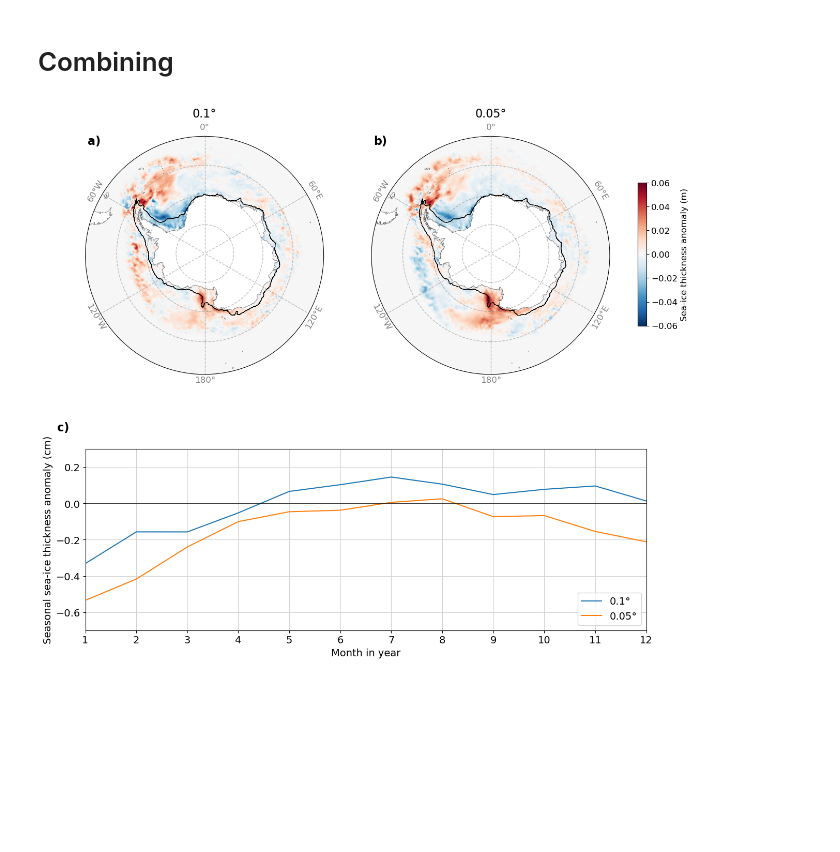
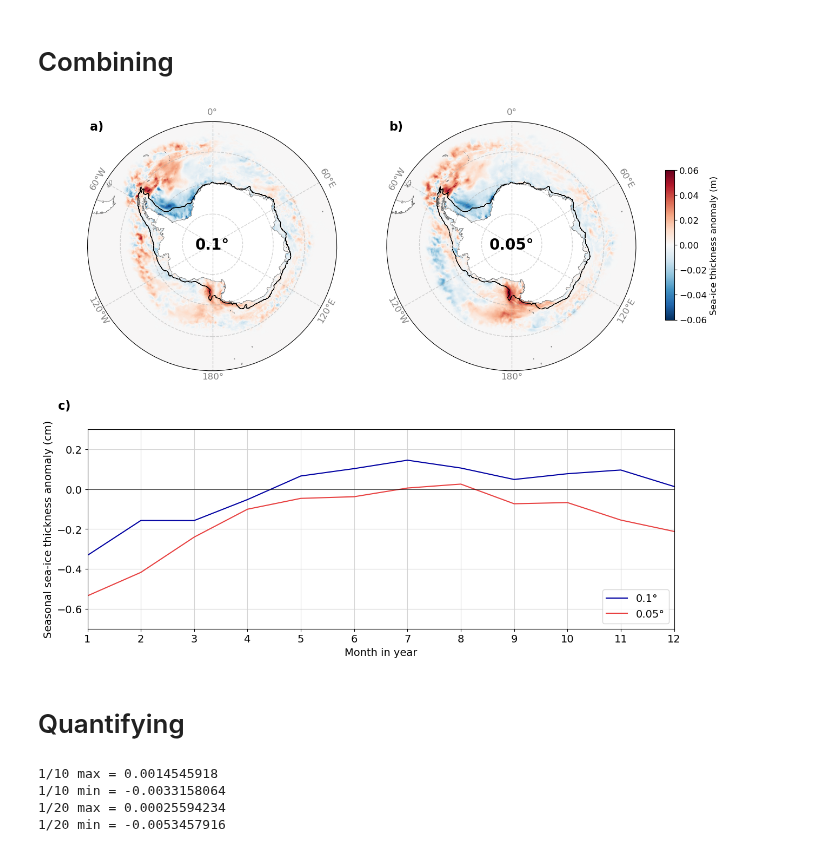
Before and after one commit to adele-morrison/panan-meltwater, a Jupyter notebook: notebooks/sea_ice_analysis/SeaIce_Thickness_PanAns.ipynb, the cells around one changed output. Cells and saved outputs as stored; diff of their text form; code cells hidden in the pictures; blank space fills up the shorter version.

```diff
--- a/notebooks/sea_ice_analysis/SeaIce_Thickness_PanAns.ipynb
+++ b/notebooks/sea_ice_analysis/SeaIce_Thickness_PanAns.ipynb
@@ -156,5 +37,10 @@ plt.show()
 # %% [markdown]
 # Combining
+# %%
+colors = {'pan01_res': '#0000a2',
+          'pan005_res': '#E84141',
+          'pan01_pre' : '#18669C',
+          'access_pre': 'tab:orange'}
 # %%
 plt.rcParams['font.size'] = 14
 
@@ -163,7 +49,7 @@ projection = ccrs.SouthPolarStereo()
 
 # ---- FIGURE LAYOUT ----
 fig = plt.figure(figsize=(14, 14))  # taller to fit timeseries
-gs = fig.add_gridspec(2, 2, height_ratios=[1.2, 0.6], hspace=0.05)
+gs = fig.add_gridspec(2, 2, height_ratios=[1.2, 0.6], hspace=-0.05)
 
 # Top row: 2 map subplots
 ax_map1 = fig.add_subplot(gs[0,0], projection=projection)
@@ -213,10 +99,10 @@ for i, (ax, data, land_m, land_contour, shelf_m, title) in enumerate(
     # Gridlines
     gl = ax.gridlines(crs=ccrs.PlateCarree(), draw_labels=False,
                       linewidth=1, xlocs=range(-180, 171, 60), ylocs=[],
-                      color='gray', alpha=0.5, linestyle='--', zorder=10)
+                      color='darkgray', alpha=0.5, linestyle='--', zorder=10)
     gl2 = ax.gridlines(crs=ccrs.PlateCarree(), draw_labels=False,
                        linewidth=1, xlocs=[], ylocs=(-80,-70,-60),
-                       color='gray', alpha=0.5, linestyle='--', zorder=10)
+                       color='darkgray', alpha=0.5, linestyle='--', zorder=10)
 
     # Manual lon labels
     for j, position in enumerate([0, 180, 60, -120, 120, -60]):
@@ -235,7 +121,15 @@ for i, (ax, data, land_m, land_contour, shelf_m, title) in enumerate(
         ax=ax,
     )
 
-    ax.set_title(title, fontsize=16, pad=25)
+    ax.set_title("")
+    ax.text(
+        0.5, 0.5, title,
+        transform=ax.transAxes,
+        ha='center', va='center',
+        fontsize=20, fontweight='bold',
+        color='black', zorder=20
+    )
+
 
     # Labels (a), (b)
     ax.text(0.01,1, f'{chr(97+i)})', transform=ax.transAxes,
@@ -248,33 +142,46 @@ cbar = fig.colorbar(
 )
 cbar.set_label("Sea-ice thickness anomaly (m)", fontsize=12)
 cbar.ax.tick_params(labelsize=12)
 
 # ---- TIME SERIES PANEL (c) ----
 plt.rcParams['font.size'] = 14
 
-ax_ts.plot(data_1_time_new.index, data_1_time_new.values * 100, label='0.1°')
-ax_ts.plot(data_2_time_new.index, data_2_time_new.values * 100, label='0.05°')
+ax_ts.plot(data_1_time_new.index, data_1_time_new.values * 100, label='0.1°',color = colors['pan01_res'])
+ax_ts.plot(data_2_time_new.index, data_2_time_new.values * 100, label='0.05°',color = colors['pan005_res'])
 
 ax_ts.set_xlabel('Month in year')
 ax_ts.set_ylabel("Seasonal sea-ice thickness anomaly (cm)", fontsize = 14)
 ax_ts.set_ylim(-0.7, 0.3)  # rescaled by factor of 100
 ax_ts.set_xlim(1, 12)
 ax_ts.set_xticks(range(1, 13))
 ax_ts.legend(loc='upper left')
 ax_ts.grid(True, color='lightgrey')
 ax_ts.axhline(0, color='black', linewidth=0.5)
 
 
 # Label (c)
 ax_ts.text(-0.05,1.15,"c)", transform=ax_ts.transAxes,
            fontsize=16, fontweight="bold", va="top", ha="left", color="black")
 
 ax_ts.legend(loc="lower right")
 ax_ts.grid(True, color="lightgrey")
 
 # ---- SAVE ----
 plt.show()
 fig.savefig("/g/data/g40/kc5856/thesis_figures/resolution_seaicethickness_combined.png",
             dpi=300, bbox_inches="tight")
 # %% [output]
-[figure, old version]
+[figure, new version]
+# %% [markdown]
+# Quantifying
+# %%
+print("1/10 max =", data_1_time_new.values.max(),
+      "\n1/10 min =", data_1_time_new.values.min(),
+      "\n1/20 max =", data_2_time_new.values.max(),
+      "\n1/20 min =", data_2_time_new.values.min()
+     )
+# %% [output]
+1/10 max = 0.0014545918
+1/10 min = -0.0033158064
+1/20 max = 0.00025594234
+1/20 min = -0.0053457916
```
Also changed, not shown: parts of 12 cells of this notebook, 18 other files.
